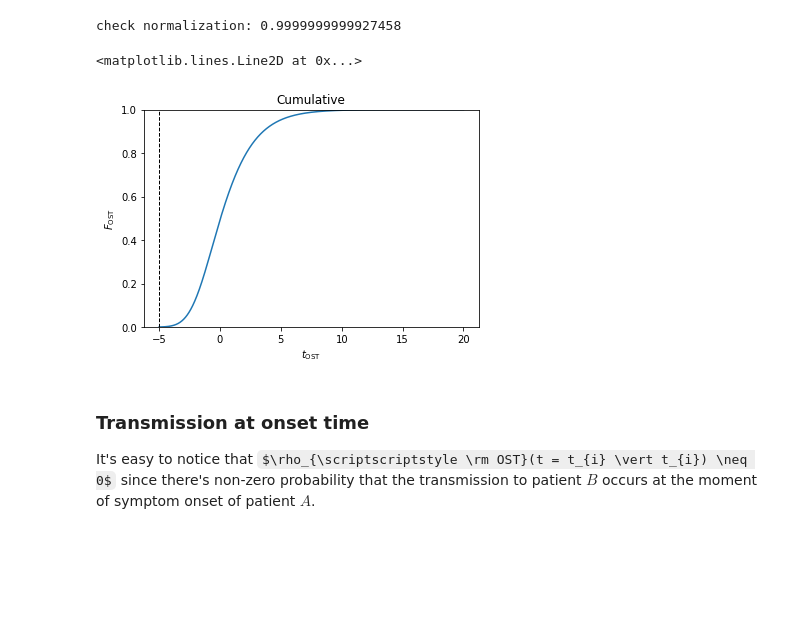
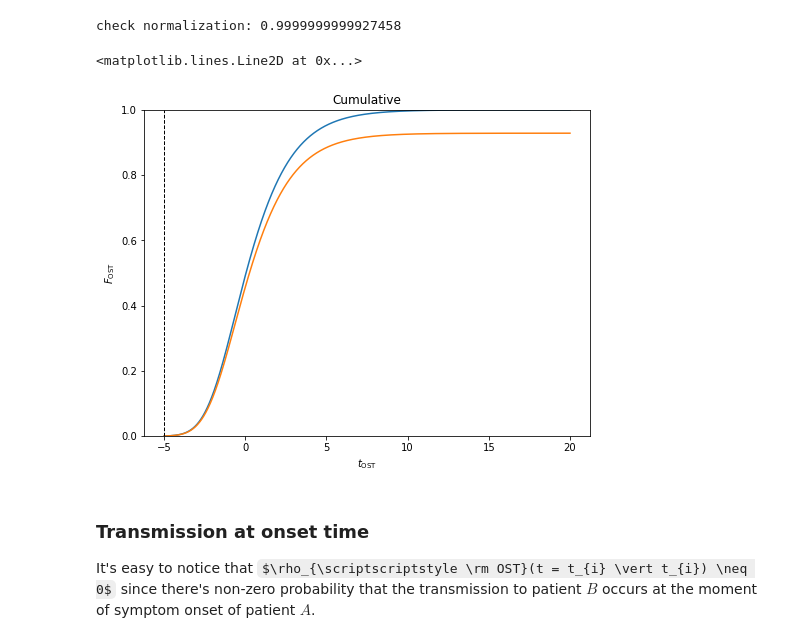
Before and after one commit to EvangelistaJulio/housepi, a Jupyter notebook: developing/time-onset-symptoms-to-transmission.ipynb, the cells around one changed output. Cells and saved outputs as stored; diff of their text form; code cells hidden in the pictures; some formulas as TeX source; blank space fills up the shorter version.

```diff
--- a/developing/time-onset-symptoms-to-transmission.ipynb
+++ b/developing/time-onset-symptoms-to-transmission.ipynb
@@ -126,41 +156,22 @@ y = skew_logisitic_pdf(x, t_incub, ** kwargs)
 print( "check normalization:", np.trapz(y, x) )
 # %% [output]
 check normalization: 0.9999999999927458
-# %%
-def skew_logisitic_cdf(tost, t_incub, ** kwargs) :
-    tau = kwargs["tau"]
-    mu_f = kwargs["mu_f"]
-    sigma_f = kwargs["sigma_f"]
-    alpha_f = kwargs["alpha_f"]
-
-    if np.isscalar(tost):
-        tost = np.array([tost])
-    else:
-        tost = np.asarray(tost)
-
-    y = np.zeros(np.size(tost))
-
-    # Integrate from -t_incub to tost
-    y[tost <= 0] = t_incub / tau * (np.power(1. + np.exp((mu_f - tost[tost <= 0] * tau / t_incub) / sigma_f), -alpha_f) - np.power(1. + np.exp((mu_f + tau) / sigma_f), -alpha_f))
-    # Integrate from -t_incub to 0
-    tmp = t_incub / tau * (np.power(1. + np.exp(mu_f / sigma_f), -alpha_f) - np.power(1. + np.exp((mu_f + tau) / sigma_f), -alpha_f))
-    # Integrate from 0 to tost
-    y[tost > 0] += tmp + np.power(1. + np.exp((mu_f - tost[tost > 0]) / sigma_f), -alpha_f) - np.power(1. + np.exp(mu_f / sigma_f), -alpha_f)
-
-    return y * sigma_f / (alpha_f * norm(t_incub, ** kwargs))
-
-x = np.linspace(-t_incub, 2e1, 10000)
-y = skew_logisitic_cdf(x, t_incub, ** kwargs)
-plt.figure()
-plt.title("Cumulative")
-plt.xlabel(r"$t_{\rm OST}$")
-plt.ylabel(r"$F_{\rm OST}$")
-plt.plot(x, y)
-plt.ylim([0,1])
-plt.axvline(x=-t_incub, color="black", ls="--", lw=1)
-# %% [output]
-<matplotlib.lines.Line2D at 0x...>
-[figure, removed]
+# %%
+x = np.linspace(-t_incub, 2e1, 10000)
+y = skew_logisitic_cdf(x, t_incub, ** kwargs)
+
+plt.figure(figsize=(8,6))
+plt.title("Cumulative")
+plt.xlabel(r"$t_{\rm OST}$")
+plt.ylabel(r"$F_{\rm OST}$")
+plt.plot(x, y)
+y = skew_logisitic_cdf(x, t_incub, thomas=True, ** kwargs)
+plt.plot(x, y)
+plt.ylim([0,1])
+plt.axvline(x=-t_incub, color="black", ls="--", lw=1)
+# %% [output]
+<matplotlib.lines.Line2D at 0x...>
+[figure, added]
 # %% [markdown]
 ### Transmission at onset time
 
```
Also changed, not shown: parts of 8 cells of this notebook, 21 other files.
